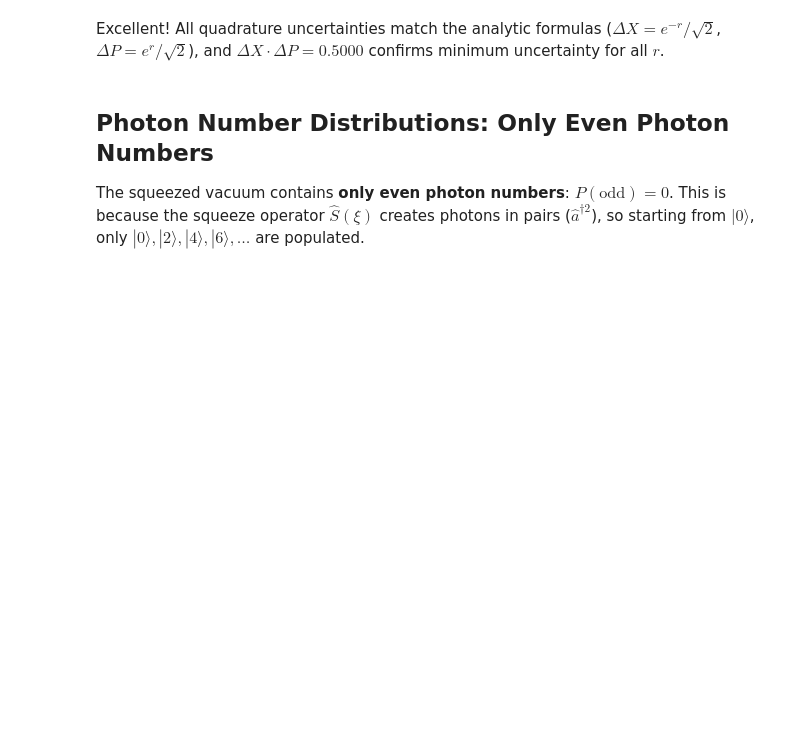
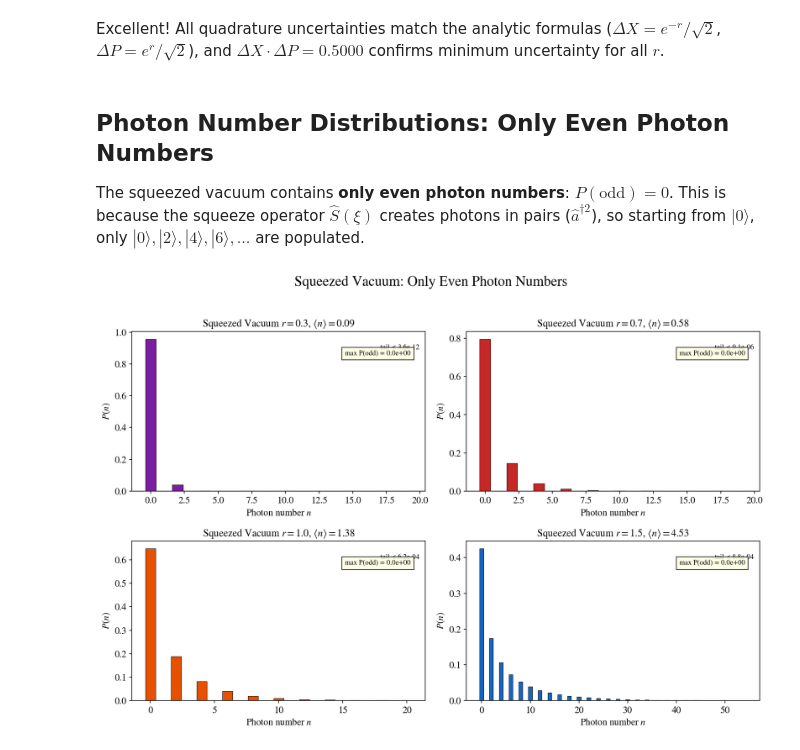
Before and after one commit to abbas-ahmad-cowlar/quantum-states-of-light, a Jupyter notebook: notebooks/03_squeezed_states.ipynb, the cells around one changed output. Saved outputs shown, nothing was run; the diff lists cells and outputs as text; code cells hidden in the pictures; blank space fills up the shorter version.

Commit message:
Add 03 squeezed states cell 10: fig, axes = plt.subplots(2, 2, figsize=(12, 8))

```diff
--- a/notebooks/03_squeezed_states.ipynb
+++ b/notebooks/03_squeezed_states.ipynb
@@ -174,3 +174,43 @@ The squeezed vacuum contains **only even photon numbers**: $P(\text{odd}) = 0$.
 This is because the squeeze operator $\hat{S}(\xi)$ creates photons in pairs
 ($\hat{a}^{\dagger 2}$), so starting from $|0\rangle$, only $|0\rangle, |2\rangle,
 |4\rangle, |6\rangle, \ldots$ are populated.
+# %%
+fig, axes = plt.subplots(2, 2, figsize=(12, 8))
+colors = ['#7B1FA2', '#C62828', '#E65100', '#1565C0']
+
+for idx, (r, color) in enumerate(zip(squeeze_params, colors)):
+    ax = axes[idx // 2, idx % 2]
+    state = squeezed_states[r]
+    n_plot = cutoff_from_tail(
+        lambda cutoff, r=r: squeezed_vacuum_tail(cutoff, r),
+        tolerance=1e-3,
+        start=20,
+    )
+    P_n = photon_distribution(state, n_max=n_plot)
+    n_vals = np.arange(n_plot)
+    tail_omitted = squeezed_vacuum_tail(n_plot, r)
+
+    # Color even and odd differently
+    bar_colors = [color if n % 2 == 0 else '#E0E0E0' for n in n_vals]
+    ax.bar(n_vals, P_n, color=bar_colors, edgecolor='black', linewidth=0.5)
+
+    ax.set_xlabel(r'Photon number $n$', fontsize=12)
+    ax.set_ylabel(r'$P(n)$', fontsize=12)
+    ax.set_title(rf'Squeezed Vacuum $r = {r}$, '
+                 rf'$\langle n \rangle = {np.sinh(r)**2:.2f}$', fontsize=13)
+    ax.text(0.98, 0.92, f"tail < {tail_omitted:.1e}",
+            transform=ax.transAxes, ha='right', va='top', fontsize=9)
+
+    # Annotate: highlight that odd P(n) = 0
+    P_odd_max = max(P_n[1::2]) if len(P_n) > 1 else 0.0
+    ax.text(0.95, 0.85, f'max P(odd) = {P_odd_max:.1e}',
+            transform=ax.transAxes, fontsize=9, ha='right',
+            bbox=dict(facecolor='lightyellow', alpha=0.8))
+
+plt.suptitle('Squeezed Vacuum: Only Even Photon Numbers', fontsize=18, y=1.02)
+plt.tight_layout()
+plt.savefig(FIG_DIR / 'squeezed_photon_distributions.png', bbox_inches='tight', dpi=300)
+plt.savefig(FIG_DIR / 'squeezed_photon_distributions.svg', bbox_inches='tight')
+plt.show()
+# %% [output]
+[figure, added]
```
